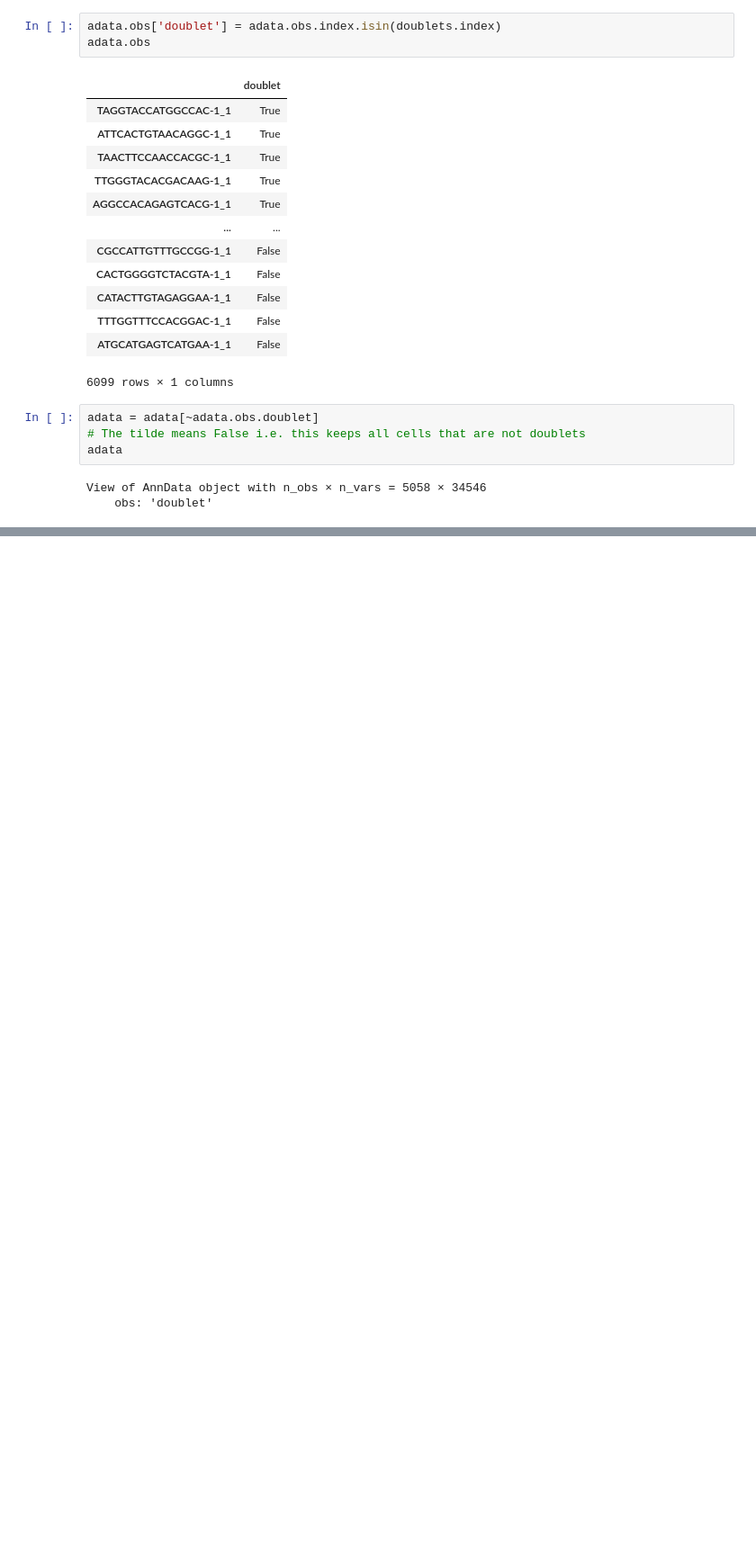
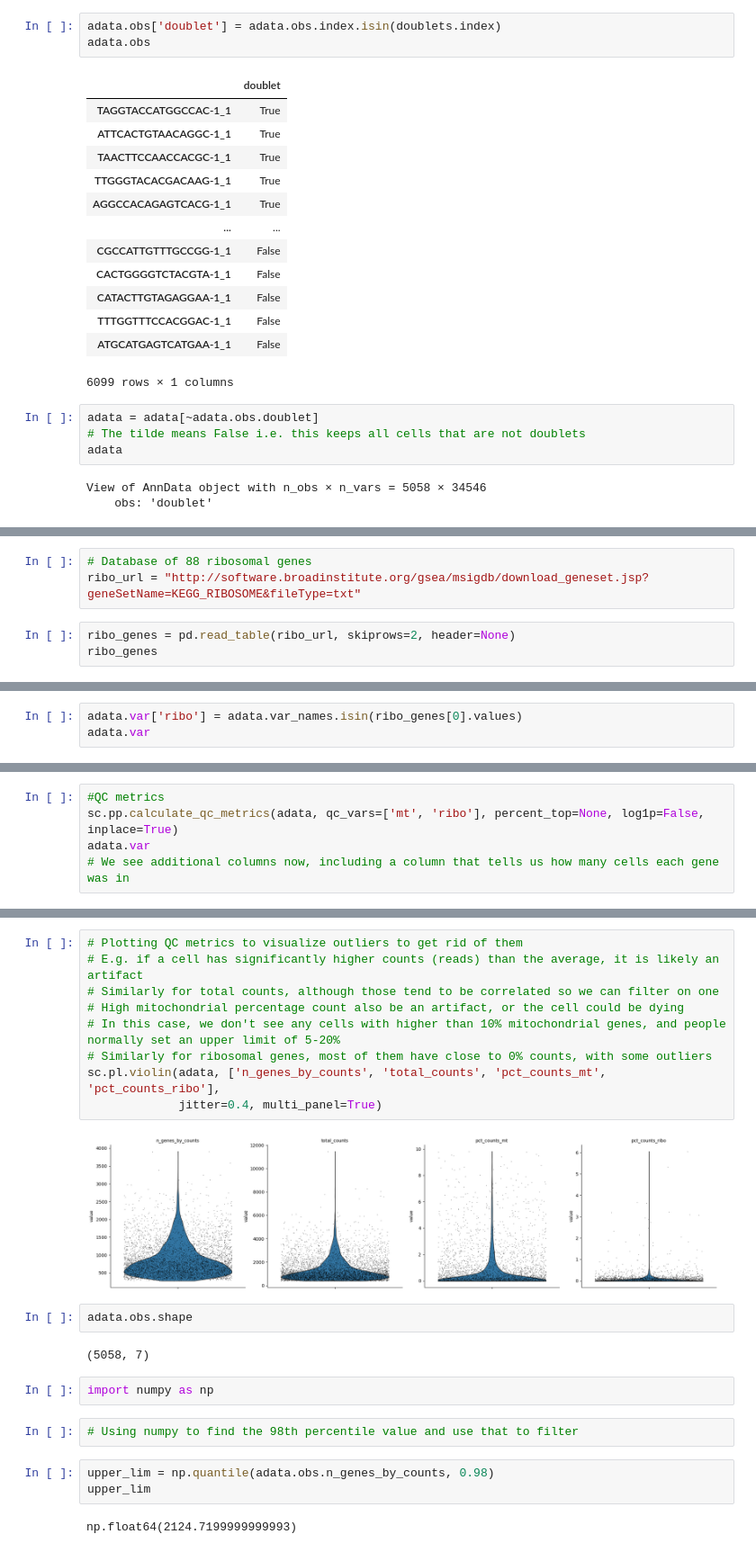
Before and after one commit to ruhisoni/covid-lung-atlas, a Jupyter notebook: notebooks/single-cell-analysis.ipynb, the cells around one changed output, grey strips where cells are left out. Shown at 90% size. Saved outputs shown, nothing was run; the diff lists cells and outputs as text; blank space fills up the shorter version.

```diff
--- a/notebooks/single-cell-analysis.ipynb
+++ b/notebooks/single-cell-analysis.ipynb
@@ -225,0 +245,6 @@ adata.var[adata.var.index.str.startswith("MT-")]
+# %%
+# Database of 88 ribosomal genes
+ribo_url = "http://software.broadinstitute.org/gsea/msigdb/download_geneset.jsp?geneSetName=KEGG_RIBOSOME&fileType=txt"
+# %%
+ribo_genes = pd.read_table(ribo_url, skiprows=2, header=None)
+ribo_genes
@@ -225,0 +281,3 @@ adata.var[adata.var.index.str.startswith("MT-")]
+# %%
+adata.var['ribo'] = adata.var_names.isin(ribo_genes[0].values)
+adata.var
@@ -225,0 +298,5 @@ adata.var[adata.var.index.str.startswith("MT-")]
+# %%
+#QC metrics
+sc.pp.calculate_qc_metrics(adata, qc_vars=['mt', 'ribo'], percent_top=None, log1p=False, inplace=True)
+adata.var
+# We see additional columns now, including a column that tells us how many cells each gene was in
@@ -225,0 +389,24 @@ adata.var[adata.var.index.str.startswith("MT-")]
+# %%
+# Plotting QC metrics to visualize outliers to get rid of them
+# E.g. if a cell has significantly higher counts (reads) than the average, it is likely an artifact
+# Similarly for total counts, although those tend to be correlated so we can filter on one
+# High mitochondrial percentage count also be an artifact, or the cell could be dying
+# In this case, we don't see any cells with higher than 10% mitochondrial genes, and people normally set an upper limit of 5-20%
+# Similarly for ribosomal genes, most of them have close to 0% counts, with some outliers
+sc.pl.violin(adata, ['n_genes_by_counts', 'total_counts', 'pct_counts_mt', 'pct_counts_ribo'],
+             jitter=0.4, multi_panel=True)
+# %% [output]
+[figure, added]
+# %%
+adata.obs.shape
+# %% [output]
+(5058, 7)
+# %%
+import numpy as np
+# %%
+# Using numpy to find the 98th percentile value and use that to filter
+# %%
+upper_lim = np.quantile(adata.obs.n_genes_by_counts, 0.98)
+upper_lim
+# %% [output]
+np.float64(2124.7199999999993)
```
Also changed, not shown: parts of 23 cells of this notebook.
